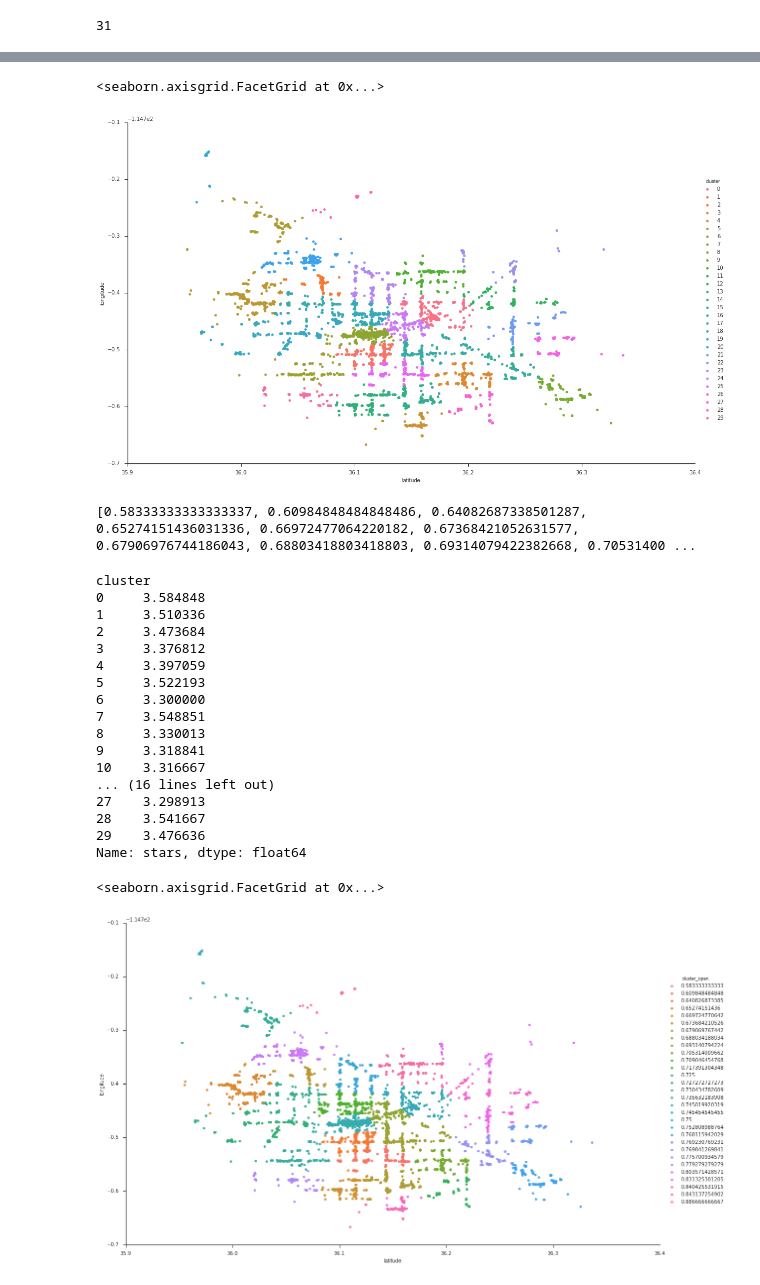
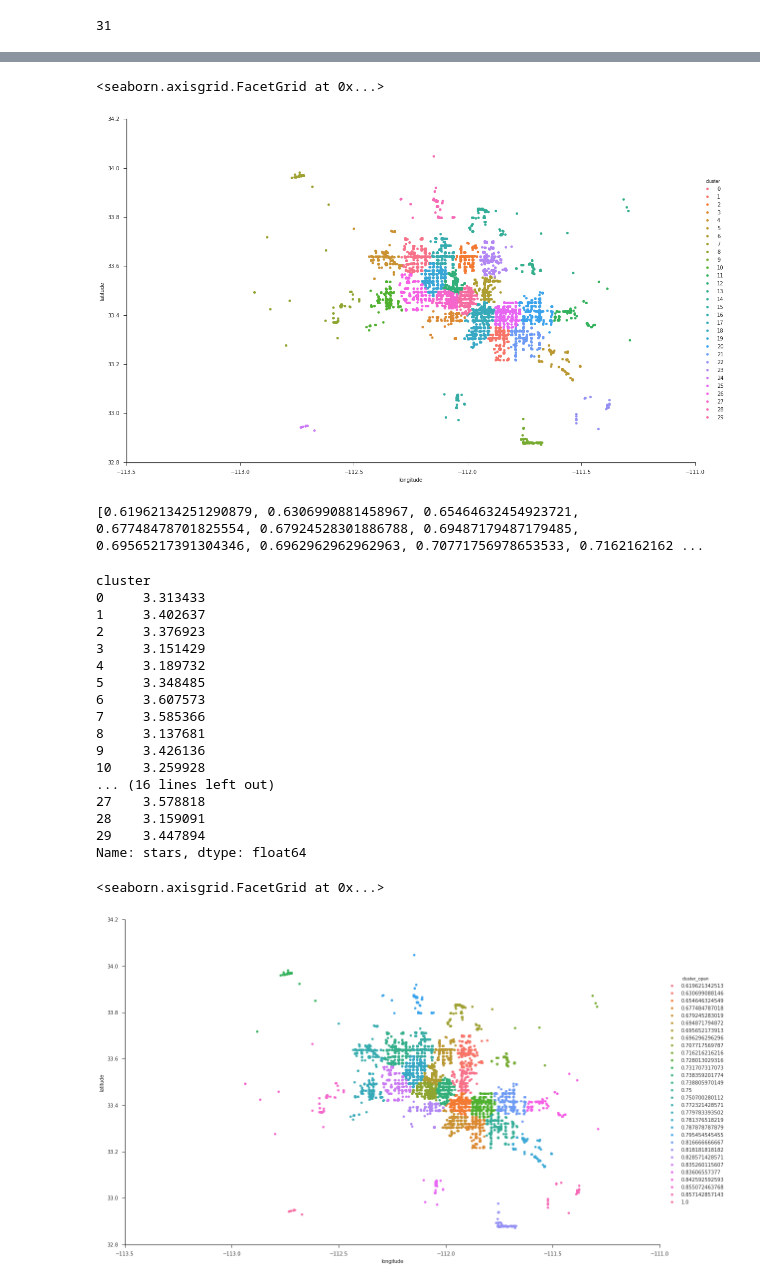
Before and after one commit to NickHoernle/Data-Science-Project-AM209a, a Jupyter notebook: data_exploration/sophie_location_maps.ipynb, the cells around one changed output, grey strips where cells are left out. Drawn from its saved outputs; the diff is of its cells as text; code cells hidden in the pictures.

Commit message:
updated maps to PHX with seaborn

```diff
--- a/data_exploration/sophie_location_maps.ipynb
+++ b/data_exploration/sophie_location_maps.ipynb
@@ -429,0 +469,10 @@ bad_rest_open = rest_open[rest_open['stars']<3.0]
+# %%
+import seaborn as sns
+sns.set(style='ticks')
+# sns.palplot(sns.cubehelix_palette(8, start=2, rot=0, dark=0, light=.95, reverse=True))
+cmap = sns.diverging_palette(220, 20, n=7)
+_stars= [1.0, 1.5, 2.0, 2.5, 3.0, 3.5, 4.0, 4.5, 5.0]
+fg = sns.FacetGrid(data=good_rest_closed, palette = cmap, hue='stars', hue_order=_stars, size=10, aspect=1.61)
+fg.map(plt.scatter, 'longitude', 'latitude').add_legend()
+
+# plt.scatter(rest_closed['latitude'], rest_closed['longitude'], color=rest_closed['stars'])
@@ -495,3 +535,9 @@ array([[  36.17017323, -115.13632171],
        [  36.2049021 , -115.29515504],
        [  36.09606405, -114.93648007],
        [  36.05674577, -115.28264808]])
+# %%
+from sklearn.cluster import KMeans
+kmeans = KMeans(n_clusters=30).fit(phx_rest[['longitude', 'latitude']])
+print(kmeans.labels_)
+phx_rest['cluster'] = kmeans.predict(phx_rest[['longitude', 'latitude']])
+kmeans.cluster_centers_
@@ -499,56 +568,56 @@ array([[  36.17017323, -115.13632171],
 seaborn.set(style='ticks')
 
 _clusters = range(0,30)
-fg = seaborn.FacetGrid(data=lv_rest, hue='cluster', hue_order=_clusters, size=10, aspect=1.61)
-fg.map(plt.scatter, 'latitude', 'longitude').add_legend()
+fg = seaborn.FacetGrid(data=phx_rest, hue='cluster', hue_order=_clusters, size=10, aspect=1.61)
+fg.map(plt.scatter, 'longitude', 'latitude').add_legend()
 # %% [output]
 <seaborn.axisgrid.FacetGrid at 0x...>
-[figure, old version]
+[figure, new version]
 # %%
-print sorted(list(lv_rest.groupby(['cluster'])['open'].mean()))
+print sorted(list(phx_rest.groupby(['cluster'])['open'].mean()))
 # %% [output]
-[0.58333333333333337, 0.60984848484848486, 0.64082687338501287, 0.65274151436031336, 0.66972477064220182, 0.67368421052631577, 0.67906976744186043, 0.68803418803418803, 0.69314079422382668, 0.70531400 ...
+[0.61962134251290879, 0.6306990881458967, 0.65464632454923721, 0.67748478701825554, 0.67924528301886788, 0.69487179487179485, 0.69565217391304346, 0.6962962962962963, 0.70771756978653533, 0.7162162162 ...
 # %%
-lv_rest.groupby(['cluster'])['stars'].mean()
+phx_rest.groupby(['cluster'])['stars'].mean()
 # %% [output]
 cluster
-0     3.584848
-1     3.510336
-2     3.473684
-3     3.376812
-4     3.397059
-5     3.522193
-6     3.300000
-7     3.548851
-8     3.330013
-9     3.318841
-10    3.316667
+0     3.313433
+1     3.402637
+2     3.376923
+3     3.151429
+4     3.189732
+5     3.348485
+6     3.607573
+7     3.585366
+8     3.137681
+9     3.426136
+10    3.259928
 ... (16 lines left out)
-27    3.298913
-28    3.541667
-29    3.476636
+27    3.578818
+28    3.159091
+29    3.447894
 Name: stars, dtype: float64
 # %%
-def add_cluster(lv_rest):
-    lv_rest['cluster_open'] = lv_rest['open'].mean()
-    return lv_rest
+def add_cluster(phx_rest):
+    phx_rest['cluster_open'] = phx_rest['open'].mean()
+    return phx_rest
 
-lv_rest = lv_rest.groupby('cluster').apply(add_cluster)
+phx_rest = phx_rest.groupby('cluster').apply(add_cluster)
 # %%
-def add_star_cluster(lv_rest):
-    lv_rest['cluster_mean'] = lv_rest['stars'].mean()
-    return lv_rest
+def add_star_cluster(phx_rest):
+    phx_rest['cluster_mean'] = phx_rest['stars'].mean()
+    return phx_rest
 
-lv_rest = lv_rest.groupby('cluster').apply(add_star_cluster)
+phx_rest = phx_rest.groupby('cluster').apply(add_star_cluster)
 # %%
 seaborn.set(style='ticks')
 
-_clusters = sorted(list(lv_rest.groupby(['cluster'])['open'].mean()))
-fg = seaborn.FacetGrid(data=lv_rest, hue='cluster_open', hue_order=_clusters, size=10, aspect=1.61)
-fg.map(plt.scatter, 'latitude', 'longitude').add_legend()
+_clusters = sorted(list(phx_rest.groupby(['cluster'])['open'].mean()))
+fg = seaborn.FacetGrid(data=phx_rest, hue='cluster_open', hue_order=_clusters, size=10, aspect=1.61)
+fg.map(plt.scatter, 'longitude','latitude').add_legend()
 # %% [output]
 <seaborn.axisgrid.FacetGrid at 0x...>
-[figure, old version]
+[figure, new version]
 # %%
 seaborn.set(style='ticks')
 
```
Also changed, not shown: parts of 22 cells of this notebook, 1 other file.
